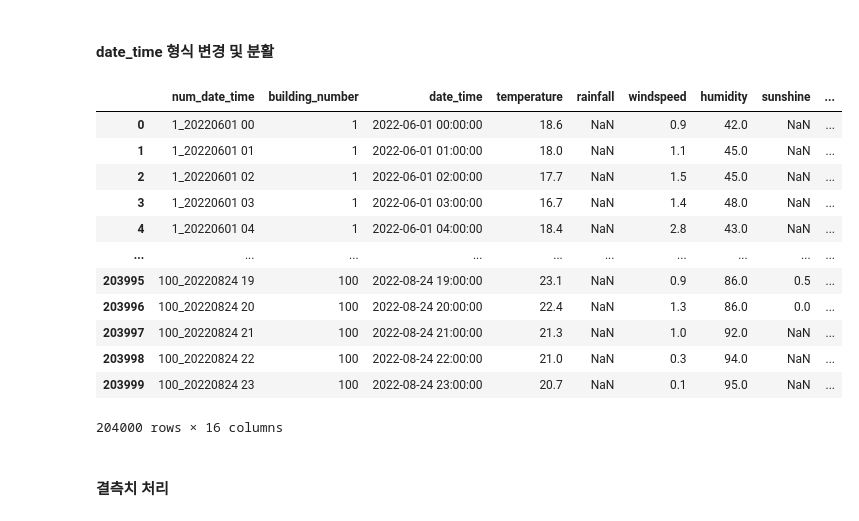
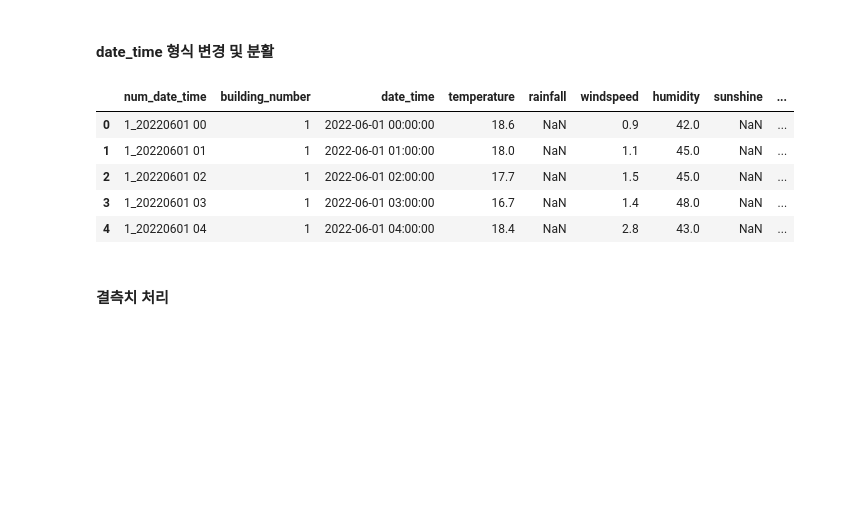
Before and after one commit to zivary/ABBA_test, a Jupyter notebook: ABBA_test-main/ABBA_test_2.ipynb, the cells around one changed output. Cells and saved outputs as stored; diff of their text form; code cells hidden in the pictures; blank space fills up the shorter version.

```diff
--- a/ABBA_test-main/ABBA_test_2.ipynb
+++ b/ABBA_test-main/ABBA_test_2.ipynb
@@ -234,30 +209,23 @@ train_df = train_df.rename(columns={
 # %%
 # 형식 변경: 20220601 00 -> 2022-06-01 00:00:00
 # object -> datetime64
 train_df['date_time'] = pd.to_datetime(train_df['date_time'], format='%Y%m%d %H')
 
 # date time feature 생성
 train_df['year'] = train_df['date_time'].dt.year
 train_df['month'] = train_df['date_time'].dt.month
 train_df['day'] = train_df['date_time'].dt.day
 train_df['hour'] = train_df['date_time'].dt.hour
 train_df['day_of_week'] = train_df['date_time'].dt.dayofweek
 train_df['day_of_year'] = train_df['date_time'].dt.dayofyear
-train_df
+train_df.head()
 # %% [output]
 |  | num_date_time | building_number | date_time | temperature | rainfall | windspeed | humidity | sunshine | ... |
 | 0 | 1_20220601 00 | 1 | 2022-06-01 00:00:00 | 18.6 | NaN | 0.9 | 42.0 | NaN | ... |
 | 1 | 1_20220601 01 | 1 | 2022-06-01 01:00:00 | 18.0 | NaN | 1.1 | 45.0 | NaN | ... |
 | 2 | 1_20220601 02 | 1 | 2022-06-01 02:00:00 | 17.7 | NaN | 1.5 | 45.0 | NaN | ... |
 | 3 | 1_20220601 03 | 1 | 2022-06-01 03:00:00 | 16.7 | NaN | 1.4 | 48.0 | NaN | ... |
 | 4 | 1_20220601 04 | 1 | 2022-06-01 04:00:00 | 18.4 | NaN | 2.8 | 43.0 | NaN | ... |
-| ... | ... | ... | ... | ... | ... | ... | ... | ... | ... |
-| 203995 | 100_20220824 19 | 100 | 2022-08-24 19:00:00 | 23.1 | NaN | 0.9 | 86.0 | 0.5 | ... |
-| 203996 | 100_20220824 20 | 100 | 2022-08-24 20:00:00 | 22.4 | NaN | 1.3 | 86.0 | 0.0 | ... |
-| 203997 | 100_20220824 21 | 100 | 2022-08-24 21:00:00 | 21.3 | NaN | 1.0 | 92.0 | NaN | ... |
-| 203998 | 100_20220824 22 | 100 | 2022-08-24 22:00:00 | 21.0 | NaN | 0.3 | 94.0 | NaN | ... |
-| 203999 | 100_20220824 23 | 100 | 2022-08-24 23:00:00 | 20.7 | NaN | 0.1 | 95.0 | NaN | ... |
-204000 rows × 16 columns
 # %% [markdown]
 #### 결측치 처리
 # %%
```
Also changed, not shown: parts of 44 cells of this notebook.
